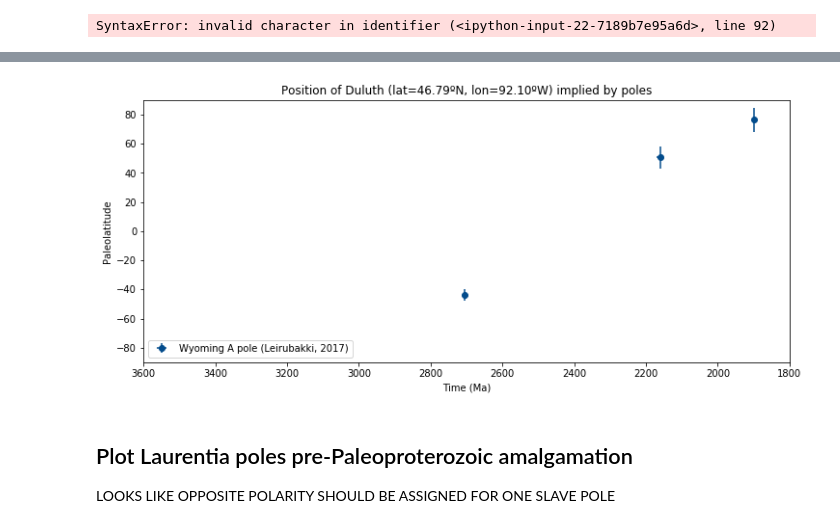
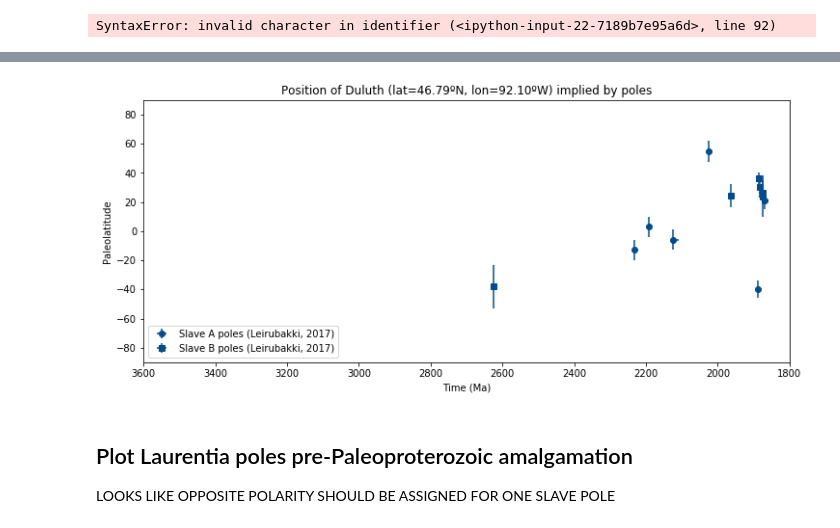
Before and after one commit to Swanson-Hysell-Group/Laurentia_Paleogeography, a Jupyter notebook: Laurentia_pole_compilation.ipynb, the cells around one changed output, grey strips where cells are left out. Saved outputs shown, nothing was run; the diff lists cells and outputs as text; code cells hidden in the pictures.

```diff
--- a/Laurentia_pole_compilation.ipynb
+++ b/Laurentia_pole_compilation.ipynb
@@ -682,40 +682,40 @@ plt.figure(figsize=(12,5))
 # plt.errorbar(Laur_SuperiorE_poles_B['nominal age'], Laur_SuperiorE_poles_B['Duluth_plat'],
 #              yerr = Laur_SuperiorE_poles_B['A95'], xerr = [Laur_SuperiorE_poles_B['age_error_low'],Laur_SuperiorE_poles_B['age_error_high']],
 #              fmt='s', color='#034C8C', label='Superior (east) B poles (Leirubakki, 2017)')
 
 # plt.errorbar(Laur_Nain_poles_B['nominal age'], Laur_Nain_poles_B['Duluth_plat'],
 #              yerr = Laur_Nain_poles_B['A95'], xerr = [Laur_Nain_poles_B['age_error_low'],Laur_Nain_poles_B['age_error_high']],
 #              fmt='s', color='#034C8C', label='Nain B poles (Leirubakki, 2017)')
 
 # plt.errorbar(Laur_Rae_poles_A['nominal age'], Laur_Rae_poles_A['Duluth_plat'],
 #              yerr = Laur_Rae_poles_A['A95'], xerr = [Laur_Rae_poles_A['age_error_low'],Laur_Rae_poles_A['age_error_high']],
 #              fmt='o', color='#034C8C', label='Rae A pole (Leirubakki, 2017)')
 # plt.errorbar(Laur_Rae_poles_B['nominal age'], Laur_Rae_poles_B['Duluth_plat'],
 #              yerr = Laur_Rae_poles_B['A95'], xerr = [Laur_Rae_poles_B['age_error_low'],Laur_Rae_poles_B['age_error_high']],
 #              fmt='s', color='#034C8C', label='Rae B poles (Leirubakki, 2017)')
 
-plt.errorbar(Laur_Wyoming_poles_A['nominal age'], Laur_Wyoming_poles_A['Duluth_plat'],
-             yerr = Laur_Wyoming_poles_A['A95'], xerr = [Laur_Wyoming_poles_A['age_error_low'],Laur_Wyoming_poles_A['age_error_high']],
-             fmt='o', color='#034C8C', label='Wyoming A pole (Leirubakki, 2017)')
+# plt.errorbar(Laur_Wyoming_poles_A['nominal age'], Laur_Wyoming_poles_A['Duluth_plat'],
+#              yerr = Laur_Wyoming_poles_A['A95'], xerr = [Laur_Wyoming_poles_A['age_error_low'],Laur_Wyoming_poles_A['age_error_high']],
+#              fmt='o', color='#034C8C', label='Wyoming A pole (Leirubakki, 2017)')
 
 plt.errorbar(Laur_Slave_poles_A['nominal age'], Laur_Slave_poles_A['Duluth_plat'],
              yerr = Laur_Slave_poles_A['A95'], xerr = [Laur_Slave_poles_A['age_error_low'],Laur_Slave_poles_A['age_error_high']],
              fmt='o', color='#034C8C', label='Slave A poles (Leirubakki, 2017)')
-plt.errorbar(Laur_Slave_poles_B['nominal age'], Laur_Rae_poles_B['Duluth_plat'],
-             yerr = Laur_Rae_poles_B['A95'], xerr = [Laur_Rae_poles_B['age_error_low'],Laur_Rae_poles_B['age_error_high']],
-             fmt='s', color='#034C8C', label='Rae B poles (Leirubakki, 2017)')
+plt.errorbar(Laur_Slave_poles_B['nominal age'], Laur_Slave_poles_B['Duluth_plat'],
+             yerr = Laur_Slave_poles_B['A95'], xerr = [Laur_Slave_poles_B['age_error_low'],Laur_Slave_poles_B['age_error_high']],
+             fmt='s', color='#034C8C', label='Slave B poles (Leirubakki, 2017)')
 
 plt.ylim(-90,90)
 plt.xlim(1800, 3600)
 plt.xlabel('Time (Ma)')
 plt.ylabel('Paleolatitude')
 plt.title('Position of Duluth (lat=46.79ºN, lon=92.10ºW) implied by poles')
 plt.gca().invert_xaxis()
 plt.legend(loc=3)
 plt.savefig('./Figures/Laurentia_paleolatitude.pdf')
 plt.show()
 # %% [output]
-[figure, old version]
+[figure, new version]
 # %% [markdown]
 ## Plot Laurentia poles pre-Paleoproterozoic amalgamation
 
```
Also changed, not shown: parts of 1 cell of this notebook, 2 other files.
